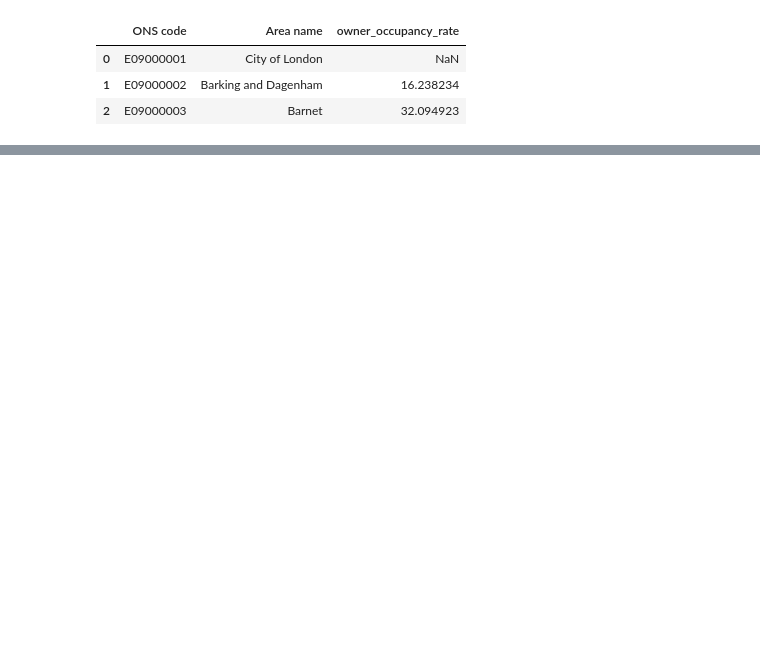
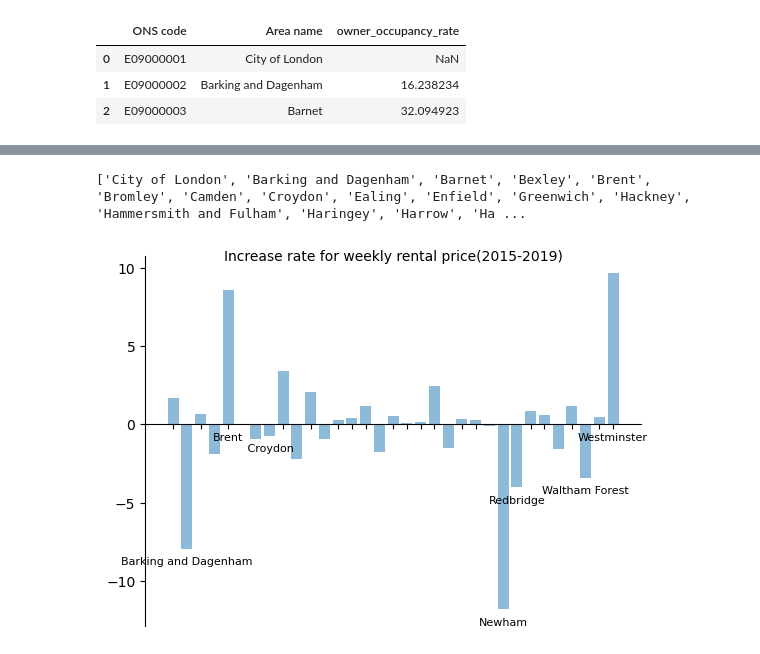
Before and after one commit to Jiawei997/i2p, a Jupyter notebook: Airbnb-listing.ipynb, the cells around one changed output, grey strips where cells are left out. Saved outputs shown, nothing was run; the diff lists cells and outputs as text; code cells hidden in the pictures; blank space fills up the shorter version.

```diff
--- a/Airbnb-listing.ipynb
+++ b/Airbnb-listing.ipynb
@@ -1300,0 +1296,8 @@ dataset.to_csv(os.path.join(path,fn), index=False)
+# %%
+year_2015_n= year_2015.Number_of_Listings.values.tolist()
+year_2019_n= year_2019.Number_of_Listings.values.tolist()
+print(len(year_2019_n))
+year_2015_r= year_2015.weekly_rent.values.tolist()
+year_2019_r= year_2019.weekly_rent.values.tolist()
+
+print(len(year_2019_r))
@@ -1300,0 +1307,4 @@ dataset.to_csv(os.path.join(path,fn), index=False)
+# %%
+increase_ratio=pd.DataFrame({'year_2019_r': year_2019_r,'year_2015_r': year_2015_r})
+# %%
+increase_ratio['increas_rate']=(increase_ratio['year_2019_r']-increase_ratio['year_2015_r'])/increase_ratio['year_2015_r']*100
@@ -1300,0 +1331,51 @@ dataset.to_csv(os.path.join(path,fn), index=False)
+# %%
+rate=increase_ratio.increas_rate.values.tolist()
+# %%
+borough= rent_list.Borough.values[0:33].tolist()
+#x=year_2015.index.values[0:34].tolist()
+type(borough)
+#type(year_2015)
+print(borough)
+# %% [output]
+['City of London', 'Barking and Dagenham', 'Barnet', 'Bexley', 'Brent', 'Bromley', 'Camden', 'Croydon', 'Ealing', 'Enfield', 'Greenwich', 'Hackney', 'Hammersmith and Fulham', 'Haringey', 'Harrow', 'Ha ...
+# %%
+import matplotlib.pyplot as plt
+plt.rcdefaults()
+import numpy as np
+import matplotlib.pyplot as plt
+
+objects = [' ', 'Barking and Dagenham', ' ', ' ', 'Brent',
+           ' ', ' ', ' Croydon', ' ', ' ', ' ', ' ',
+           ' ', ' ', ' ', ' ', ' ',
+           ' ', ' ', ' ',' ', ' ', ' ', ' ', 'Newham', 'Redbridge',
+           ' ', ' ', ' ', ' ', 'Waltham Forest',
+           ' ', 'Westminster']
+y_pos = np.arange(len(objects))
+performance = rate
+
+plt.bar(y_pos, performance, align='center', alpha=0.5)
+# Get the axes object
+ax = plt.gca()
+# remove the existing ticklabels
+ax.set_xticklabels([])
+# remove the extra tick on the negative bar
+ax.set_xticks([idx for (idx, x) in enumerate(performance) if x > 0])
+ax.spines["bottom"].set_position(("data", 0))
+ax.spines["top"].set_visible(False)
+ax.spines["right"].set_visible(False)
+# placing each of the x-axis labels individually
+label_offset = 0.5
+for language, (x_position, y_position) in zip(objects, enumerate(performance)):
+    if y_position > 0:
+        label_y = -label_offset
+    else:
+        label_y = y_position - label_offset
+    ax.text(x_position, label_y, language, ha="center",va="top",fontsize=8)
+# Placing the x-axis label, note the transformation into `Axes` co-ordinates
+# previously data co-ordinates for the x ticklabels
+ax.text(0.5, 1, "Increase rate for weekly rental price(2015-2019)", ha="center", va="center", transform=ax.transAxes)
+
+#fig.set_size_inches(18.5, 20.5)
+plt.show()
+# %% [output]
+[figure, added]
```
Also changed, not shown: parts of 83 cells of this notebook.
